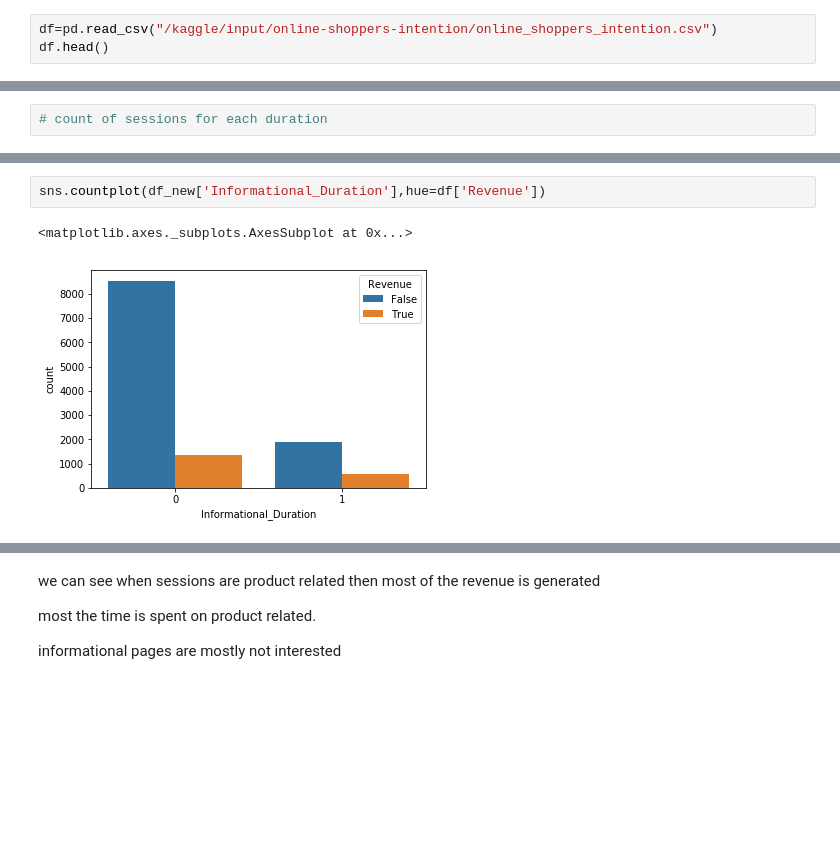
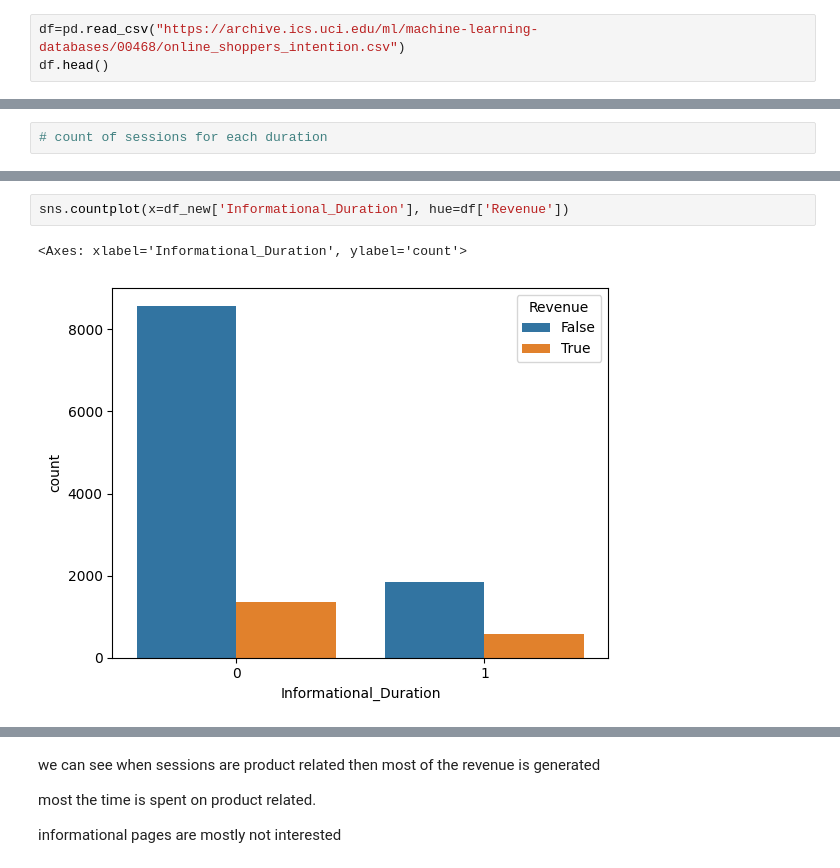
Before and after one commit to Rendrick27/Online_Shoppers_Purchasing, a Jupyter notebook: Main.ipynb, the cells around one changed output, grey strips where cells are left out. Drawn from its saved outputs; the diff is of its cells as text; blank space fills up the shorter version.

```diff
--- a/Main.ipynb
+++ b/Main.ipynb
@@ -83,7 +83,7 @@ pd.set_option('display.max_columns', None)
 import warnings
 warnings.filterwarnings('ignore')
 # %%
-df=pd.read_csv("/kaggle/input/online-shoppers-intention/online_shoppers_intention.csv")
+df=pd.read_csv("https://archive.ics.uci.edu/ml/machine-learning-databases/00468/online_shoppers_intention.csv")
 df.head()
 # %% [output]
 |  | Administrative | Administrative_Duration | Informational | Informational_Duration | ProductRelated | ... |
@@ -289,6 +293,6 @@ sns.countplot(df_new['Administrative_Duration'],hue=df['Revenue'])
 # %%
-sns.countplot(df_new['Informational_Duration'],hue=df['Revenue'])
+sns.countplot(x=df_new['Informational_Duration'], hue=df['Revenue'])
 # %% [output]
-<matplotlib.axes._subplots.AxesSubplot at 0x...>
+<Axes: xlabel='Informational_Duration', ylabel='count'>
-[figure, old version]
+[figure, new version]
 # %%
```
Also changed, not shown: parts of 52 cells of this notebook.
